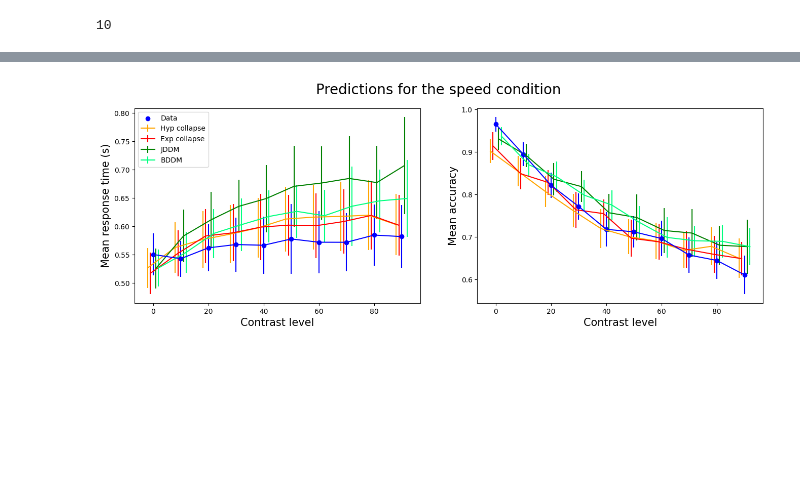
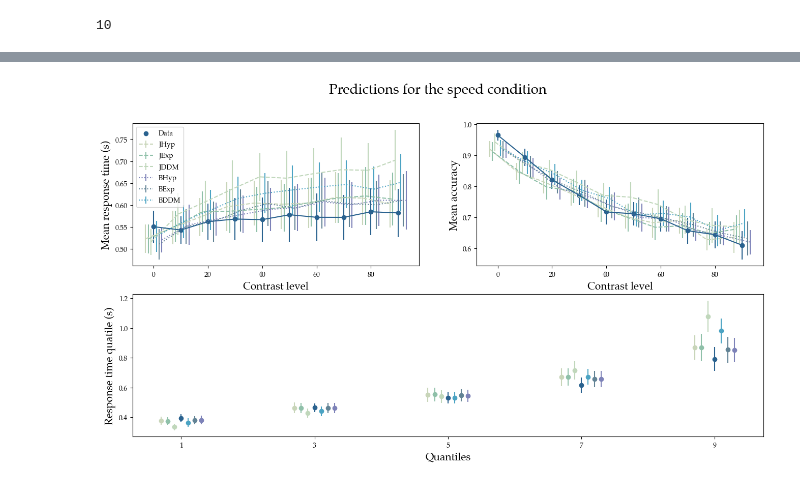
Before and after one commit to AmirHoseinHadian/CTDM_recovery, a Jupyter notebook: _Application/_Study1/prediction.ipynb, the cells around one changed output, grey strips where cells are left out. Saved outputs shown, nothing was run; the diff lists cells and outputs as text; code cells hidden in the pictures; blank space fills up the shorter version.

```diff
--- a/_Application/_Study1/prediction.ipynb
+++ b/_Application/_Study1/prediction.ipynb
@@ -168,48 +150,96 @@ def plot_model_pred(pred, var, color, x, label):
+# %%
+def plot_rt_quantiles(pred, var, color, x, label):
+    err = scipy.stats.t.ppf(0.975, 26)
+    for q in [0.1, 0.3, 0.5, 0.7, 0.9]:
+        quantiles = pred.groupby(by=['sbj'])[var].quantile(q)
+        plt.errorbar(x= 10*q + x,
+                     y= quantiles.mean(),
+                     yerr=err*quantiles.std()/np.sqrt(26),
+                     label=label, c=color);
+        plt.scatter(x=10*q + x, y=quantiles.mean(), color=color)
+# %%
+c_data = '#2A628F'
+c_jhyp = '#C8D5B9'
+c_jexp = '#8FC0A9'
+c_jddm = '#C0D7BB'
+c_bhyp = '#7D82B8'
+c_bexp = '#628395'
+c_bddm = '#4BA3C3'
 # %%
-fig = plt.figure(figsize=(16, 5))
+fig = plt.figure(figsize=(16, 8))
 fig.suptitle('Predictions for the speed condition', fontsize=20)
 
-plt.subplot(121)
-plot_model_pred(pred_hyp_sp, 'rt', 'orange', -2, 'Hyp collapse')
-plot_model_pred(pred_exp_sp, 'rt', 'red', -1, 'Exp collapse')
-plot_model_pred(pred_jddm_sp, 'rt', 'green', 1, 'JDDM')
-plot_model_pred(pred_bddm_sp, 'rt', 'springgreen', 2, 'BDDM')
+gs = GridSpec(2, 2, figure=fig)
+
+fig.add_subplot(gs[0, 0])
+plot_model_pred(pred_hyp_sp, 'rt', c_jhyp, -3, '--', 'JHyp')
+plot_model_pred(pred_exp_sp, 'rt', c_jexp, -2, '--', 'JExp')
+plot_model_pred(pred_jddm_sp, 'rt', c_jddm, -1, '--', 'JDDM')
+plot_model_pred(pred_bhyp_sp, 'rt', c_bhyp, 3, ':', 'BHyp')
+plot_model_pred(pred_bexp_sp, 'rt', c_bexp, 2, ':', 'BExp')
+plot_model_pred(pred_bddm_sp, 'rt', c_bddm, 1, ':', 'BDDM')
 
 err = scipy.stats.t.ppf(0.975, 26)
 temp = data_speed.groupby(by=['participant', 'g_contrast'])['rt'].mean()
 temp = pd.DataFrame(np.array([temp[i].values for i in data.participant.unique()]),
                     columns=[j*10 for j in range(10)])
 plt.errorbar(x=data_speed.groupby(by='g_contrast')['g_contrast'].mean(),
              y=data_speed.groupby(by='g_contrast')['rt'].mean(),
              yerr=err*np.array([temp[i].std()/np.sqrt(26) for i in [j*10 for j in range(10)]]),
-             c='blue');
+             c=c_data);
 plt.scatter(x=data_speed.groupby(by='g_contrast')['g_contrast'].mean(),
             y=data_speed.groupby(by='g_contrast')['rt'].mean(),
-            c='blue', label='Data');
+            c=c_data, label='Data');
 plt.xlabel('Contrast level', fontsize=15)
 plt.ylabel('Mean response time (s)', fontsize=15)
 plt.legend(loc='upper left');
 
-plt.subplot(122)
-plot_model_pred(pred_hyp_sp, 'accuracy', 'orange', -2, 'Hyp collapse')
-plot_model_pred(pred_exp_sp, 'accuracy', 'red', -1, 'Exp collapse')
-plot_model_pred(pred_jddm_sp, 'accuracy', 'green', 1, 'JDDM')
-plot_model_pred(pred_bddm_sp, 'accuracy', 'springgreen', 2, 'BDDM')
+fig.add_subplot(gs[0, 1])
+plot_model_pred(pred_hyp_sp, 'accuracy', c_jhyp, -3, '--', 'JHyp')
+plot_model_pred(pred_exp_sp, 'accuracy', c_jexp, -2, '--', 'JExp')
+plot_model_pred(pred_jddm_sp, 'accuracy', c_jddm, -1, '--', 'JDDM')
+plot_model_pred(pred_bhyp_sp, 'accuracy', c_bhyp, 3, ':', 'BHyp')
+plot_model_pred(pred_bexp_sp, 'accuracy', c_bexp, 2, ':', 'BExp')
+plot_model_pred(pred_bddm_sp, 'accuracy', c_bddm, 1, ':', 'BDDM')
 
 temp = data_speed.groupby(by=['participant', 'g_contrast'])['correct'].mean()
 temp = pd.DataFrame(np.array([temp[i].values for i in data.participant.unique()]),
                     columns=[j*10 for j in range(10)])
 plt.errorbar(x=data_speed.groupby(by='g_contrast')['g_contrast'].mean(),
              y=data_speed.groupby(by='g_contrast')['correct'].mean(),
              yerr=err*np.array([temp[i].std()/np.sqrt(26) for i in [j*10 for j in range(10)]]),
-             c='blue');
+             c=c_data);
 plt.scatter(x=data_speed.groupby(by='g_contrast')['g_contrast'].mean(),
             y=data_speed.groupby(by='g_contrast')['correct'].mean(),
-            c='blue', label='Data');
+            c=c_data, label='Data');
 
 plt.xlabel('Contrast level', fontsize=15)
 plt.ylabel('Mean accuracy', fontsize=15);
-# plt.legend();
+
+fig.add_subplot(gs[1, :])
+plot_rt_quantiles(pred_hyp_sp, 'rt', c_jhyp, -0.3, 'JHyp')
+plot_rt_quantiles(pred_exp_sp, 'rt', c_jexp, -.2, 'JExp')
+plot_rt_quantiles(pred_jddm_sp, 'rt', c_jddm, -.1, 'JDDM')
+plot_rt_quantiles(pred_bhyp_sp, 'rt', c_bhyp, .3, 'BHyp')
+plot_rt_quantiles(pred_bexp_sp, 'rt', c_bexp, .2, 'BExp')
+plot_rt_quantiles(pred_bddm_sp, 'rt', c_bddm, .1, 'BDDM')
+
+err = scipy.stats.t.ppf(0.975, 26)
+for q in [0.1, 0.3, 0.5, 0.7, 0.9]:
+    quantiles = data_speed.groupby(by=['participant'])['rt'].quantile(q)
+    plt.errorbar(x= 10*q,
+                 y= quantiles.mean(),
+                 yerr=err*quantiles.std()/np.sqrt(26),
+                 label='Data', c=c_data);
+    plt.scatter(x=10*q, y=quantiles.mean(), color=c_data)
+plt.xticks([1, 3, 5, 7, 9], [1, 3, 5, 7, 9]);
+plt.ylabel('Response time quatile (s)', fontsize=15);
+plt.xlabel('Quantiles', fontsize=15);
+
+plt.savefig('_plots/S1_speed_pred.pdf',
+            transparent=True,
+            dpi=400,
+            bbox_inches='tight');
 # %% [output]
-[figure, old version]
+[figure, new version]
 # %%
```
Also changed, not shown: parts of 12 cells of this notebook, 23 other files.
